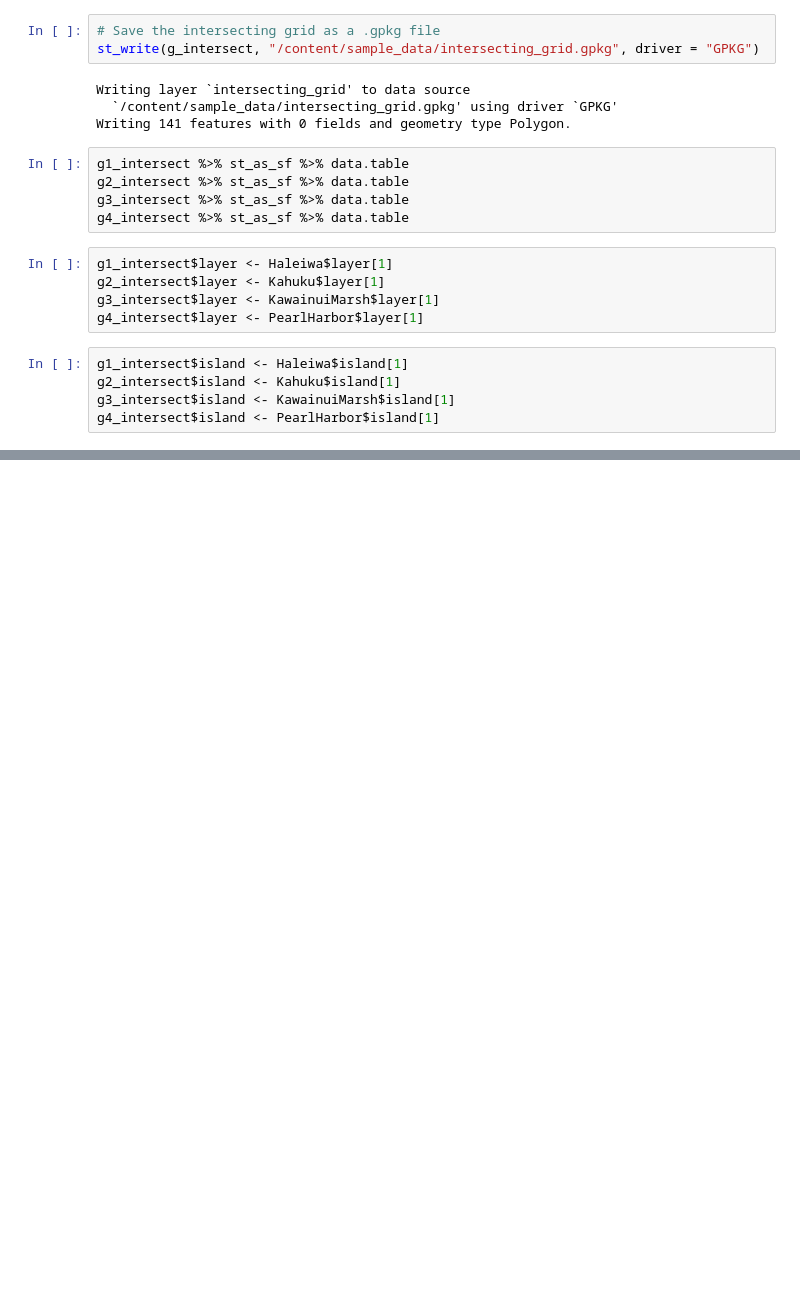
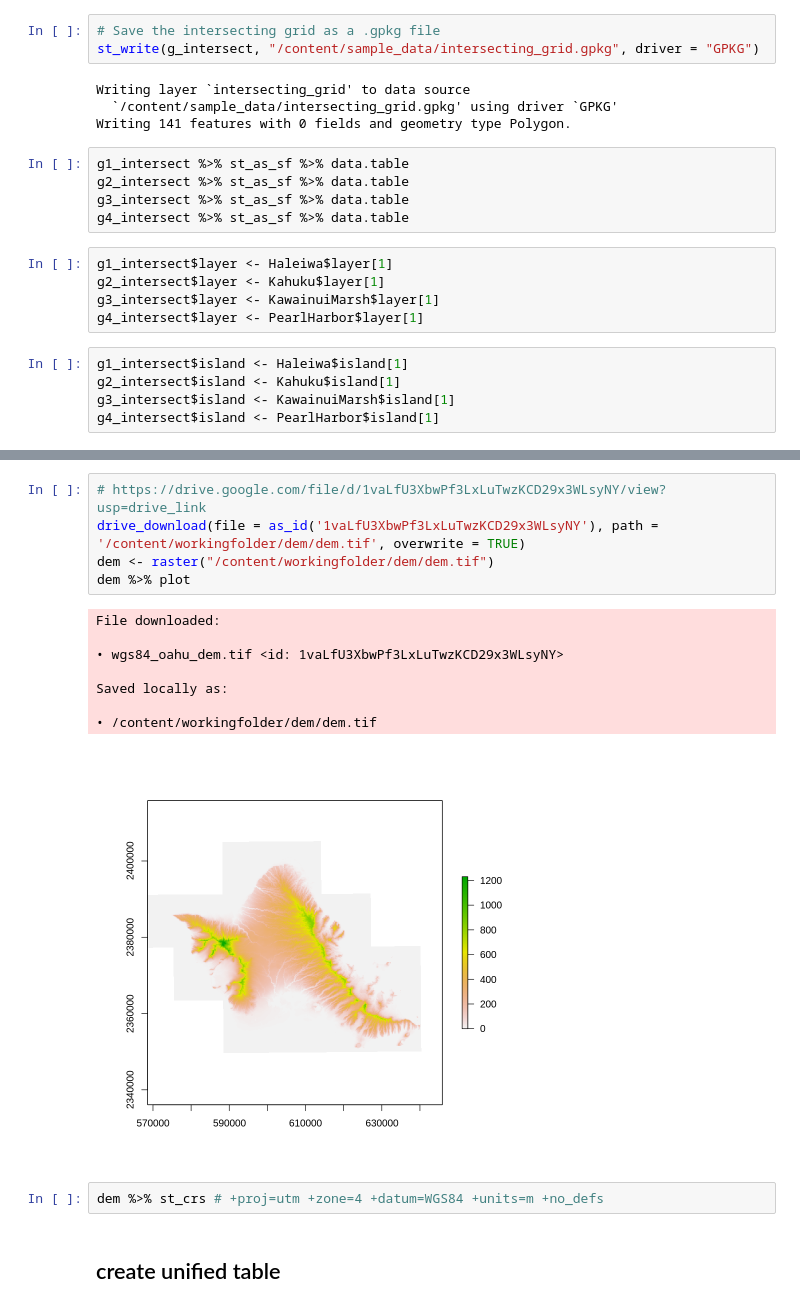
Before and after one commit to MadmanMarble/Planet_U-NET, a Jupyter notebook: AOI_make_grid.ipynb, the cells around one changed output, grey strips where cells are left out. Drawn from its saved outputs; the diff is of its cells as text; blank space fills up the shorter version.

```diff
--- a/AOI_make_grid.ipynb
+++ b/AOI_make_grid.ipynb
@@ -499,0 +624,18 @@ g1_intersect = st_as_sf(g1[Haleiwa])
+# %%
+# https://drive.google.com/file/d/1vaLfU3XbwPf3LxLuTwzKCD29x3WLsyNY/view?usp=drive_link
+drive_download(file = as_id('1vaLfU3XbwPf3LxLuTwzKCD29x3WLsyNY'), path =  '/content/workingfolder/dem/dem.tif', overwrite = TRUE)
+dem <- raster("/content/workingfolder/dem/dem.tif")
+dem %>% plot
+# %% [output]
+File downloaded:
+
+• wgs84_oahu_dem.tif <id: 1vaLfU3XbwPf3LxLuTwzKCD29x3WLsyNY>
+
+Saved locally as:
+
+• /content/workingfolder/dem/dem.tif
+[figure, added]
+# %%
+dem %>% st_crs # +proj=utm +zone=4 +datum=WGS84 +units=m +no_defs
+# %% [markdown]
+## create unified table
```
Also changed, not shown: parts of 36 cells of this notebook.
